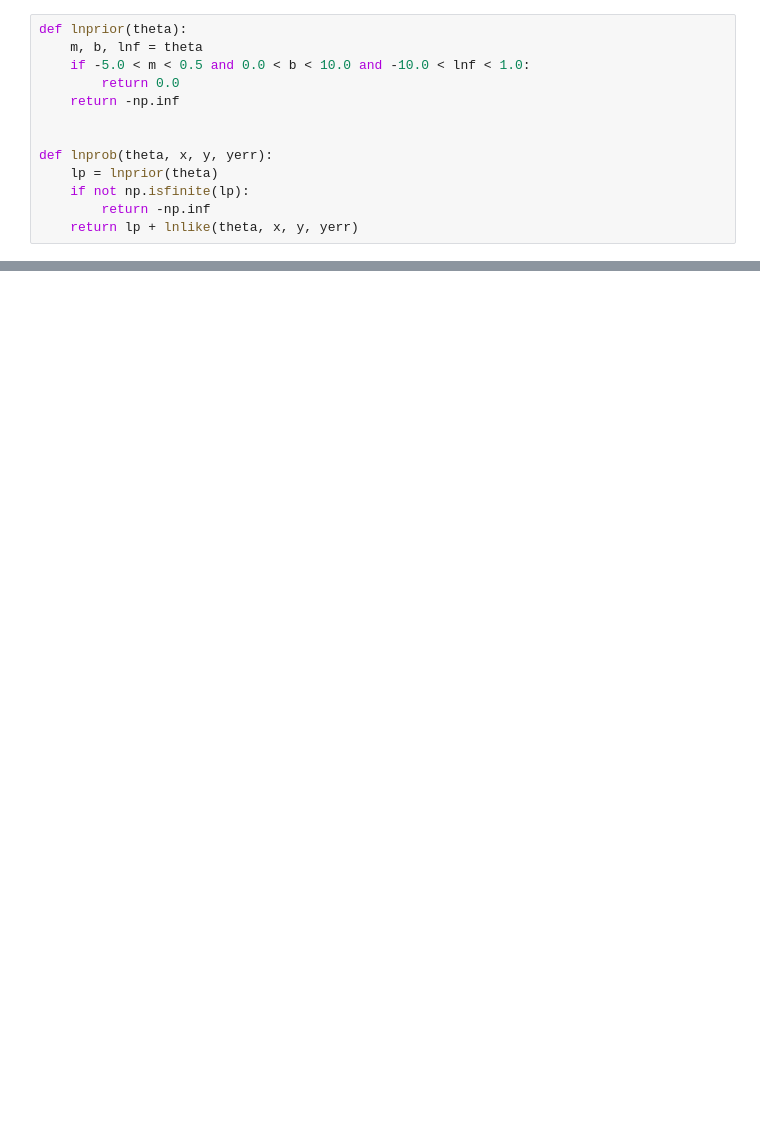
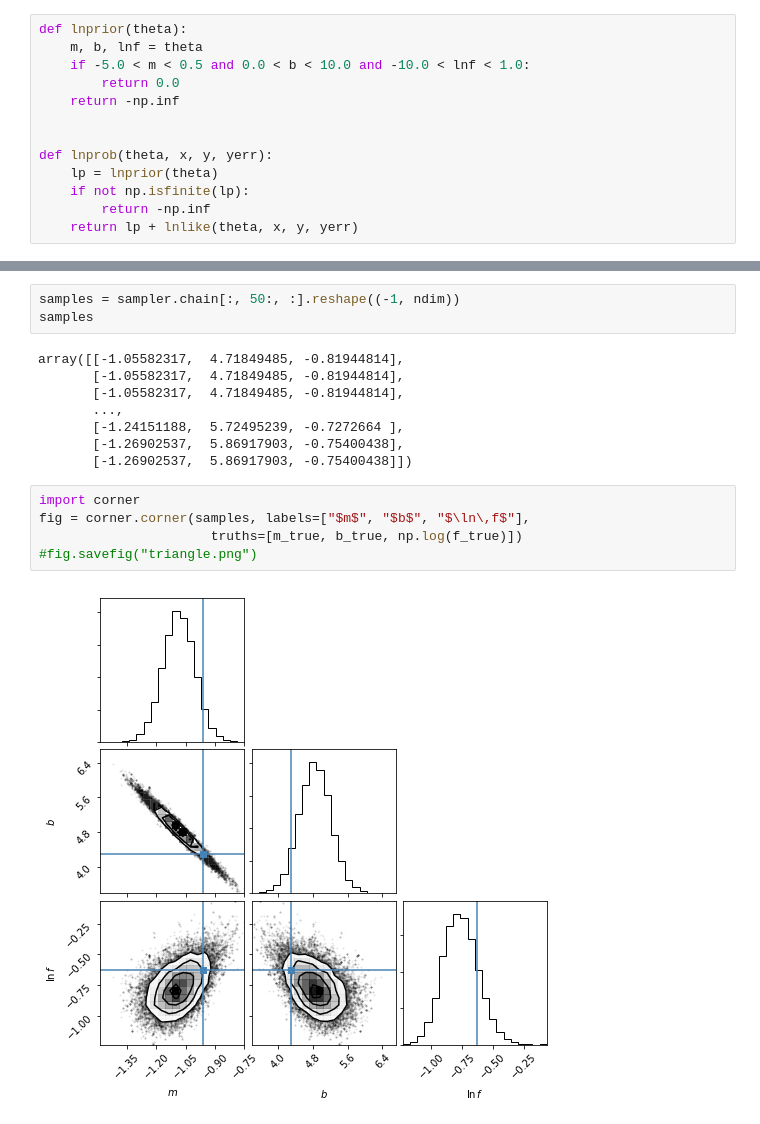
Before and after one commit to Caradryan/Example-Fitting-a-Model-to-Data, a Jupyter notebook: Example_fitting.ipynb, the cells around one changed output, grey strips where cells are left out. Drawn from its saved outputs; the diff is of its cells as text; blank space fills up the shorter version.

```diff
--- a/Example_fitting.ipynb
+++ b/Example_fitting.ipynb
@@ -154,0 +161,18 @@ KeyboardInterrupt:
+# %%
+samples = sampler.chain[:, 50:, :].reshape((-1, ndim))
+samples
+# %% [output]
+array([[-1.05582317,  4.71849485, -0.81944814],
+       [-1.05582317,  4.71849485, -0.81944814],
+       [-1.05582317,  4.71849485, -0.81944814],
+       ...,
+       [-1.24151188,  5.72495239, -0.7272664 ],
+       [-1.26902537,  5.86917903, -0.75400438],
+       [-1.26902537,  5.86917903, -0.75400438]])
+# %%
+import corner
+fig = corner.corner(samples, labels=["$m$", "$b$", "$\ln\,f$"],
+                      truths=[m_true, b_true, np.log(f_true)])
+#fig.savefig("triangle.png")
+# %% [output]
+[figure, added]
```
Also changed, not shown: parts of 10 cells of this notebook.
